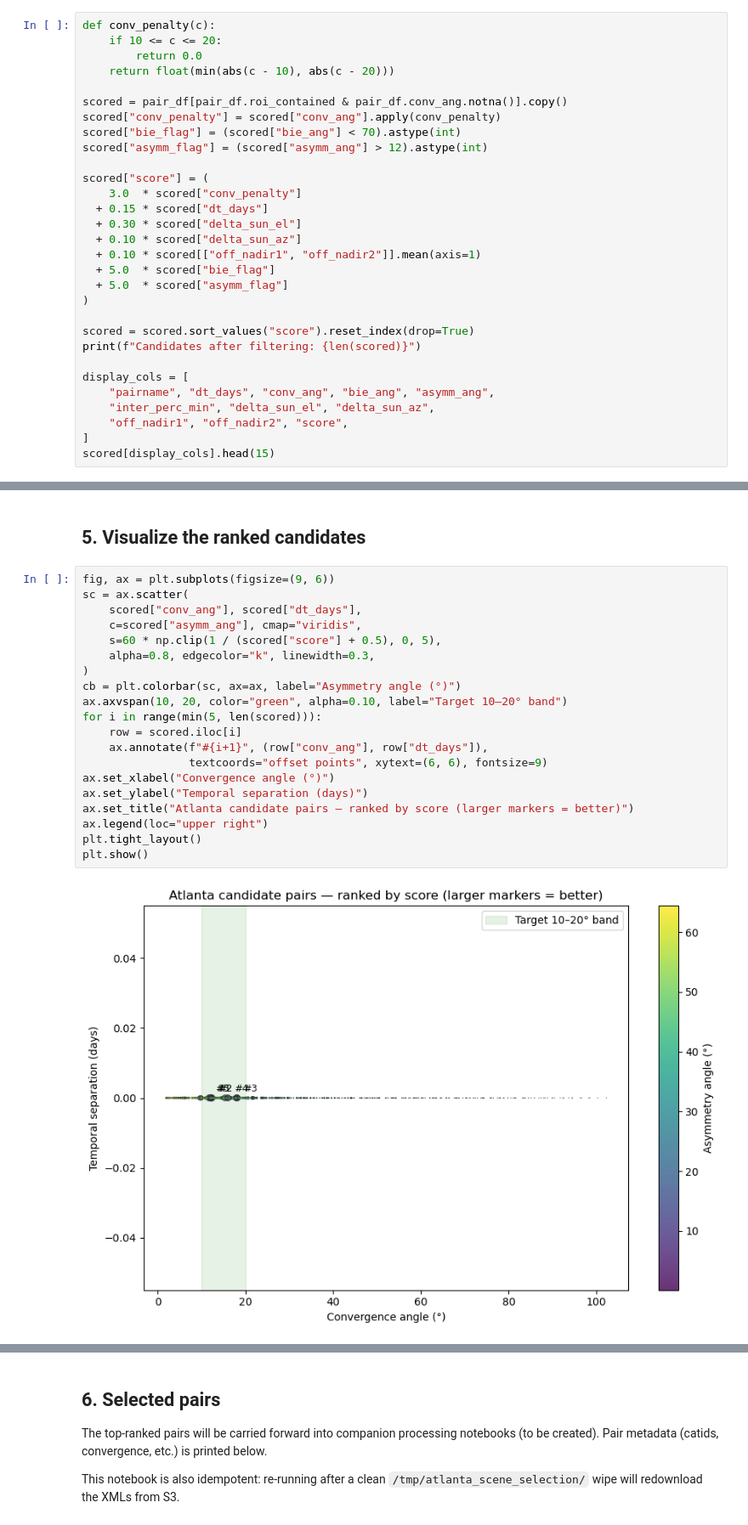
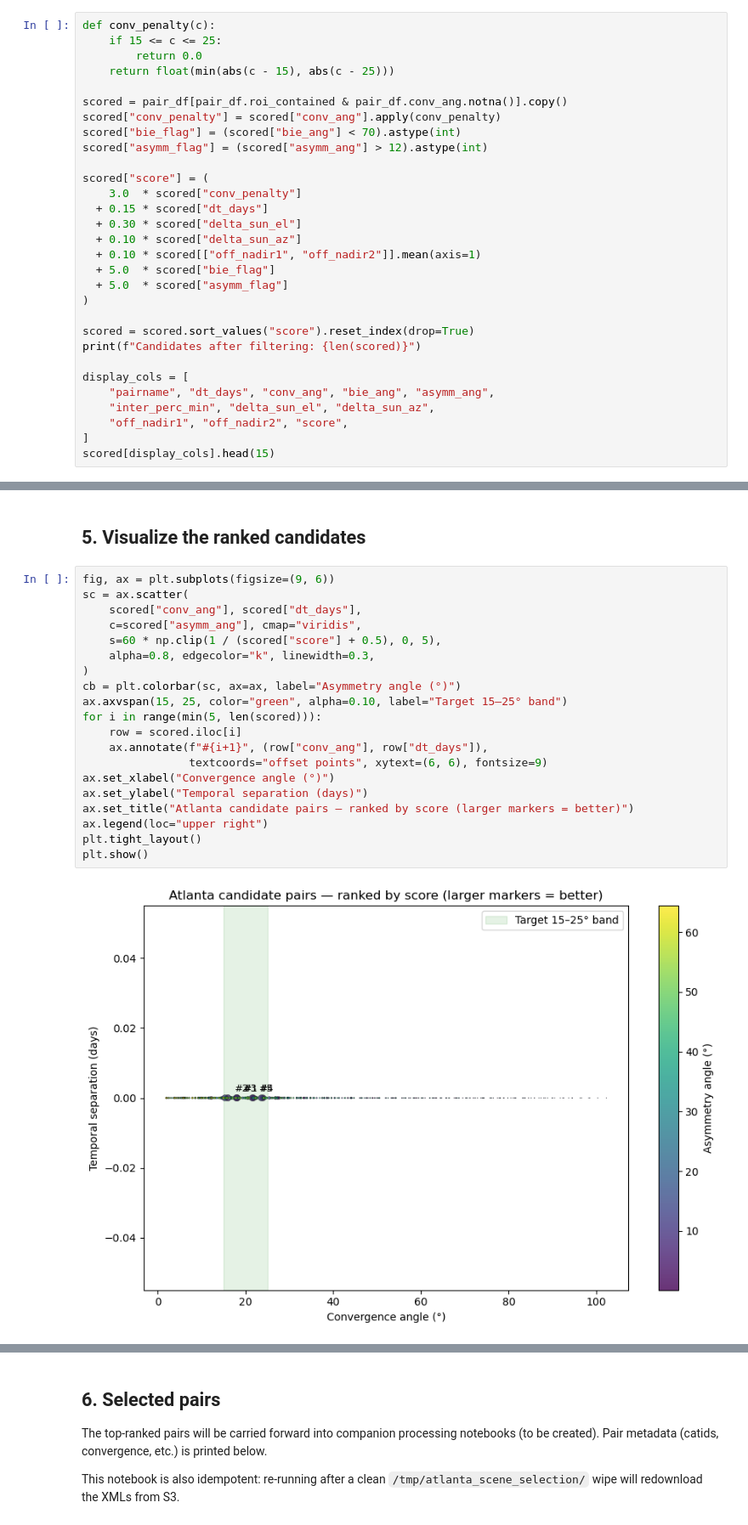
Before and after one commit to uw-cryo/asp_plot, a Jupyter notebook: notebooks/WorldView/worldview_spacenet_atlanta_stereo_scene_selection.ipynb, the cells around one changed output, grey strips where cells are left out. Shown at 85% size. Cells and saved outputs as stored; diff of their text form.

````diff
--- a/notebooks/WorldView/worldview_spacenet_atlanta_stereo_scene_selection.ipynb
+++ b/notebooks/WorldView/worldview_spacenet_atlanta_stereo_scene_selection.ipynb
@@ -294,9 +295,9 @@ score = 3.0 · conv_penalty            # 0 inside [10, 20°], else distance from
 ```
 # %%
 def conv_penalty(c):
-    if 10 <= c <= 20:
+    if 15 <= c <= 25:
         return 0.0
-    return float(min(abs(c - 10), abs(c - 20)))
+    return float(min(abs(c - 15), abs(c - 25)))
 
 scored = pair_df[pair_df.roi_contained & pair_df.conv_ang.notna()].copy()
 scored["conv_penalty"] = scored["conv_ang"].apply(conv_penalty)
@@ -345,25 +346,25 @@ Candidates after filtering: 351
 # %%
 fig, ax = plt.subplots(figsize=(9, 6))
 sc = ax.scatter(
     scored["conv_ang"], scored["dt_days"],
     c=scored["asymm_ang"], cmap="viridis",
     s=60 * np.clip(1 / (scored["score"] + 0.5), 0, 5),
     alpha=0.8, edgecolor="k", linewidth=0.3,
 )
 cb = plt.colorbar(sc, ax=ax, label="Asymmetry angle (°)")
-ax.axvspan(10, 20, color="green", alpha=0.10, label="Target 10–20° band")
+ax.axvspan(15, 25, color="green", alpha=0.10, label="Target 15–25° band")
 for i in range(min(5, len(scored))):
     row = scored.iloc[i]
     ax.annotate(f"#{i+1}", (row["conv_ang"], row["dt_days"]),
                 textcoords="offset points", xytext=(6, 6), fontsize=9)
 ax.set_xlabel("Convergence angle (°)")
 ax.set_ylabel("Temporal separation (days)")
 ax.set_title("Atlanta candidate pairs — ranked by score (larger markers = better)")
 ax.legend(loc="upper right")
 plt.tight_layout()
 plt.show()
 # %% [output]
-[figure, old version]
+[figure, new version]
 # %%
 fig, ax = plt.subplots(figsize=(9, 9))
 
````
Also changed, not shown: parts of 6 cells of this notebook.
